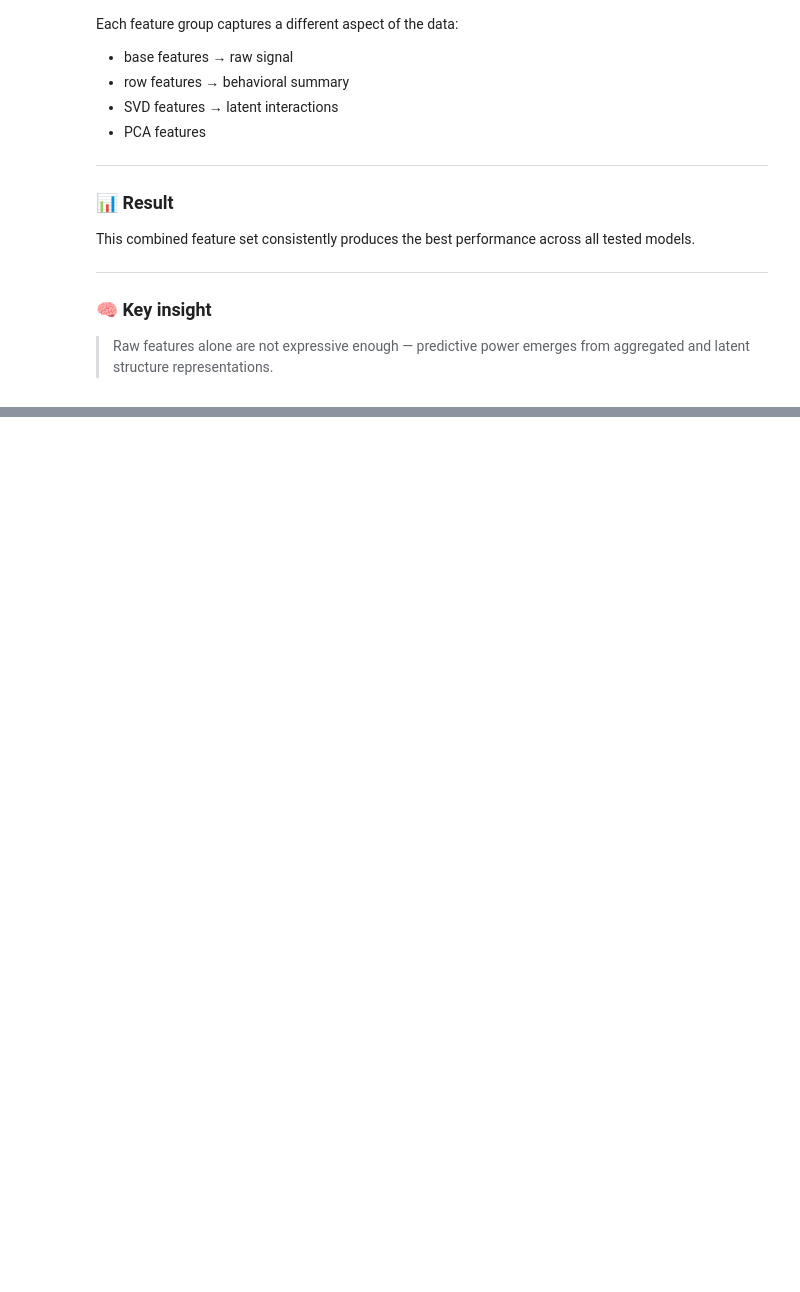
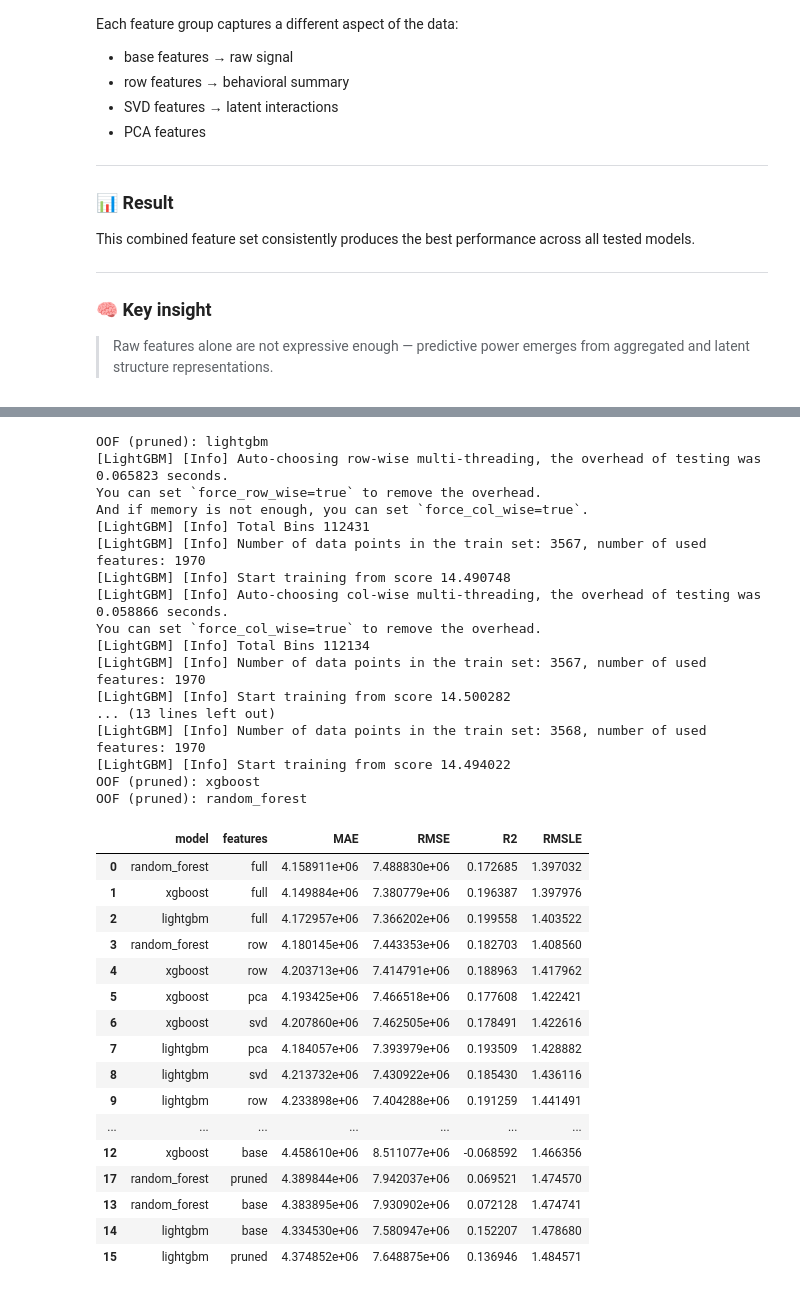
Before and after one commit to lingriosmichael/machine_learning_project, a Jupyter notebook: santander_customervalue_prediction.ipynb, the cells around one changed output, grey strips where cells are left out. Drawn from its saved outputs; the diff is of its cells as text; code cells hidden in the pictures; blank space fills up the shorter version.

```diff
--- a/santander_customervalue_prediction.ipynb
+++ b/santander_customervalue_prediction.ipynb
@@ -1660,0 +2026,78 @@ OOF: random_forest | full
+# %%
+# -------------------------
+# PRUNED SET EXPERIMENT ONLY
+# -------------------------
+
+pruned_results = []
+
+models = {
+    "lightgbm": lgb_model,
+    "xgboost": xgb_model,
+    "random_forest": rf_model
+}
+
+for model_name, model in models.items():
+
+    print(f"OOF (pruned): {model_name}")
+
+    oof_preds = get_oof_predictions(
+        model,
+        X_pruned,
+        y,
+        kf,
+        log_target=True
+    )
+
+    metrics = evaluate_from_preds(y, oof_preds)
+
+    pruned_results.append({
+        "model": model_name,
+        "features": "pruned",
+        **metrics
+    })
+
+# -------------------------
+# APPEND TO EXISTING RESULTS TABLE
+# -------------------------
+
+results_df = pd.concat(
+    [results_df, pd.DataFrame(pruned_results)],
+    ignore_index=True
+).sort_values("RMSLE")
+
+results_df
+# %% [output]
+OOF (pruned): lightgbm
+[LightGBM] [Info] Auto-choosing row-wise multi-threading, the overhead of testing was 0.065823 seconds.
+You can set `force_row_wise=true` to remove the overhead.
+And if memory is not enough, you can set `force_col_wise=true`.
+[LightGBM] [Info] Total Bins 112431
+[LightGBM] [Info] Number of data points in the train set: 3567, number of used features: 1970
+[LightGBM] [Info] Start training from score 14.490748
+[LightGBM] [Info] Auto-choosing col-wise multi-threading, the overhead of testing was 0.058866 seconds.
+You can set `force_col_wise=true` to remove the overhead.
+[LightGBM] [Info] Total Bins 112134
+[LightGBM] [Info] Number of data points in the train set: 3567, number of used features: 1970
+[LightGBM] [Info] Start training from score 14.500282
+... (13 lines left out)
+[LightGBM] [Info] Number of data points in the train set: 3568, number of used features: 1970
+[LightGBM] [Info] Start training from score 14.494022
+OOF (pruned): xgboost
+OOF (pruned): random_forest
+|  | model | features | MAE | RMSE | R2 | RMSLE |
+| 0 | random_forest | full | 4.158911e+06 | 7.488830e+06 | 0.172685 | 1.397032 |
+| 1 | xgboost | full | 4.149884e+06 | 7.380779e+06 | 0.196387 | 1.397976 |
+| 2 | lightgbm | full | 4.172957e+06 | 7.366202e+06 | 0.199558 | 1.403522 |
+| 3 | random_forest | row | 4.180145e+06 | 7.443353e+06 | 0.182703 | 1.408560 |
+| 4 | xgboost | row | 4.203713e+06 | 7.414791e+06 | 0.188963 | 1.417962 |
+| 5 | xgboost | pca | 4.193425e+06 | 7.466518e+06 | 0.177608 | 1.422421 |
+| 6 | xgboost | svd | 4.207860e+06 | 7.462505e+06 | 0.178491 | 1.422616 |
+| 7 | lightgbm | pca | 4.184057e+06 | 7.393979e+06 | 0.193509 | 1.428882 |
+| 8 | lightgbm | svd | 4.213732e+06 | 7.430922e+06 | 0.185430 | 1.436116 |
+| 9 | lightgbm | row | 4.233898e+06 | 7.404288e+06 | 0.191259 | 1.441491 |
+| ... | ... | ... | ... | ... | ... | ... |
+| 12 | xgboost | base | 4.458610e+06 | 8.511077e+06 | -0.068592 | 1.466356 |
+| 17 | random_forest | pruned | 4.389844e+06 | 7.942037e+06 | 0.069521 | 1.474570 |
+| 13 | random_forest | base | 4.383895e+06 | 7.930902e+06 | 0.072128 | 1.474741 |
+| 14 | lightgbm | base | 4.334530e+06 | 7.580947e+06 | 0.152207 | 1.478680 |
+| 15 | lightgbm | pruned | 4.374852e+06 | 7.648875e+06 | 0.136946 | 1.484571 |
```
Also changed, not shown: parts of 27 cells of this notebook, 1 other file.
